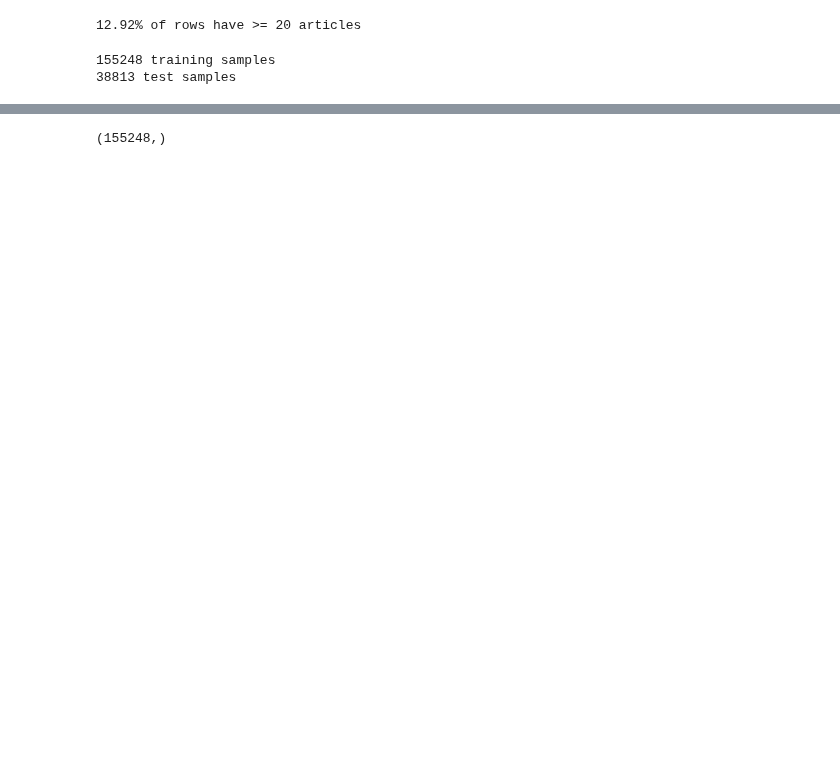
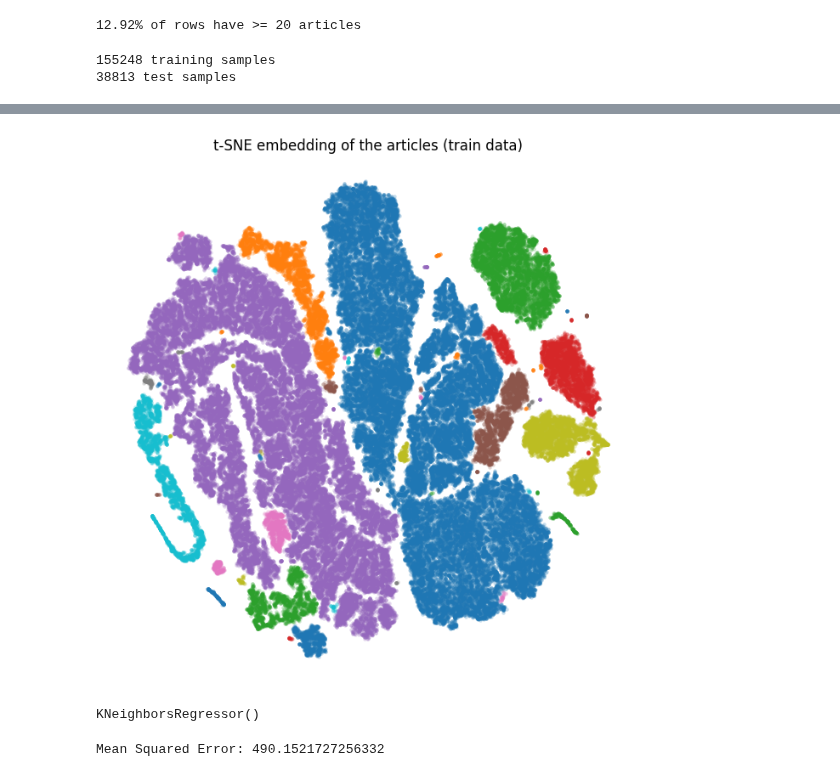
Before and after one commit to AMGrobelnik/MLG-Predicting-Impacful-Events, a Jupyter notebook: text_embedding/LLM_Analysis.ipynb, the cells around one changed output, grey strips where cells are left out. Saved outputs shown, nothing was run; the diff lists cells and outputs as text; code cells hidden in the pictures; blank space fills up the shorter version.

```diff
--- a/text_embedding/LLM_Analysis.ipynb
+++ b/text_embedding/LLM_Analysis.ipynb
@@ -147,16 +134,16 @@ Estimated number of clusters: 78
 # %%
 # color the points according to the cluster
 
-plt.figure(figsize=(20, 8))
+plt.figure(figsize=(8, 8))
 
 for i in range(n_clusters):
     mask = clusters == i
     plt.scatter(embedding_train[mask, 0], embedding_train[mask, 1],
-                alpha=0.8, s=10, linewidths=0, label=f"cluster {i}")
+                alpha=0.25, s=10, linewidths=0)
 
 plt.axis('off')
 plt.title("t-SNE embedding of the articles (train data)")
-plt.legend()
+# plt.legend()
 plt.show()
 # %% [output]
-(155248,)
+[figure, added]
@@ -162,0 +158,17 @@ plt.show()
+# %%
+# Create the KNN regressor with the number of neighbors you want to consider
+knn = KNeighborsRegressor(n_neighbors=5)
+
+# Train the regressor on the training data
+knn.fit(X_train_scaled, y_train)
+# %% [output]
+KNeighborsRegressor()
+# %%
+# Make predictions on the test data
+y_pred = knn.predict(X_test_scaled)
+
+# Evaluate the model
+mse = mean_squared_error(y_test, y_pred)
+print(f"Mean Squared Error: {mse}")
+# %% [output]
+Mean Squared Error: 490.1521727256332
```
Also changed, not shown: parts of 9 cells of this notebook, 3 other files.
